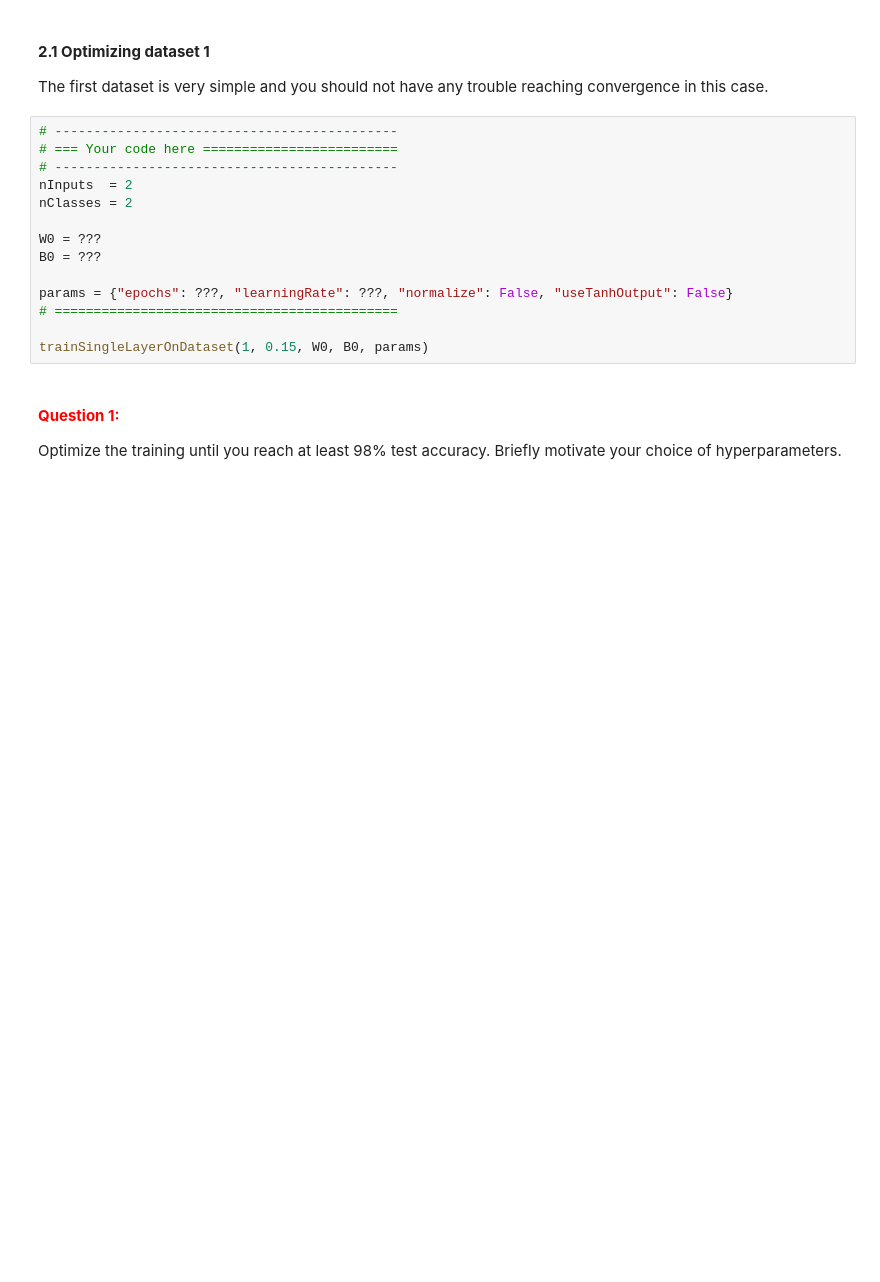
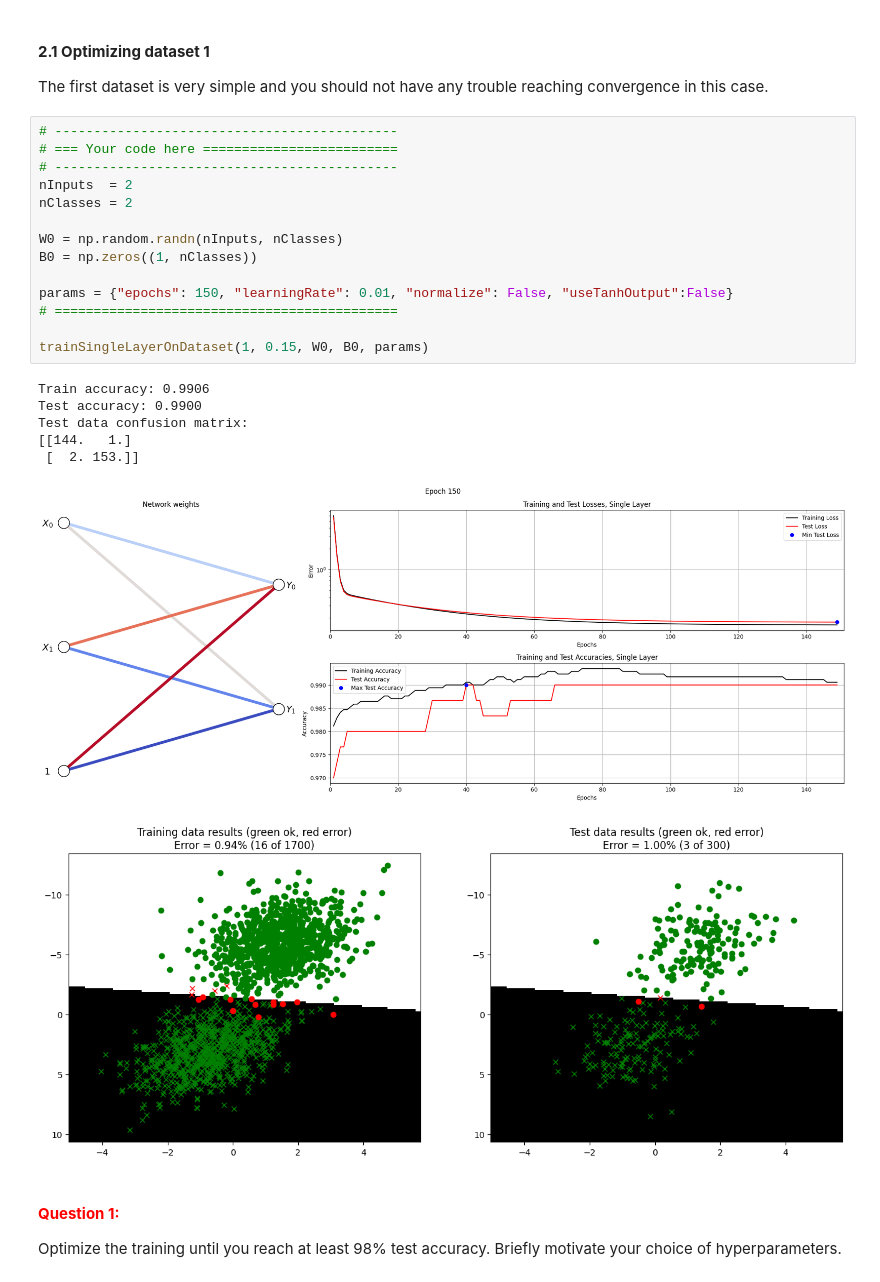
Before and after one commit to qqyfly/732A55_Neural_Networks_and_Learning_Systems, a Jupyter notebook: Homework/Lab/A1_Supervised/main2_SingleLayer.ipynb, the cells around one changed output. Saved outputs shown, nothing was run; the diff lists cells and outputs as text; blank space fills up the shorter version.

```diff
--- a/Homework/Lab/A1_Supervised/main2_SingleLayer.ipynb
+++ b/Homework/Lab/A1_Supervised/main2_SingleLayer.ipynb
@@ -440,17 +399,25 @@ The first dataset is very simple and you should not have any trouble reaching co
 # %%
 # --------------------------------------------
 # === Your code here =========================
 # --------------------------------------------
 nInputs  = 2
 nClasses = 2
 
-W0 = ???
-B0 = ???
+W0 = np.random.randn(nInputs, nClasses)
+B0 = np.zeros((1, nClasses))
 
-params = {"epochs": ???, "learningRate": ???, "normalize": False, "useTanhOutput": False}
+params = {"epochs": 150, "learningRate": 0.01, "normalize": False, "useTanhOutput":False}
 # ============================================
 
 trainSingleLayerOnDataset(1, 0.15, W0, B0, params)
+# %% [output]
+Train accuracy: 0.9906
+Test accuracy: 0.9900
+Test data confusion matrix:
+[[144.   1.]
+ [  2. 153.]]
+[figure, added]
+[figure, added]
 # %% [markdown]
 #### **<span style="color:red">Question 1:</span>**
 
```
Also changed, not shown: parts of 21 cells of this notebook, 3 other files.
